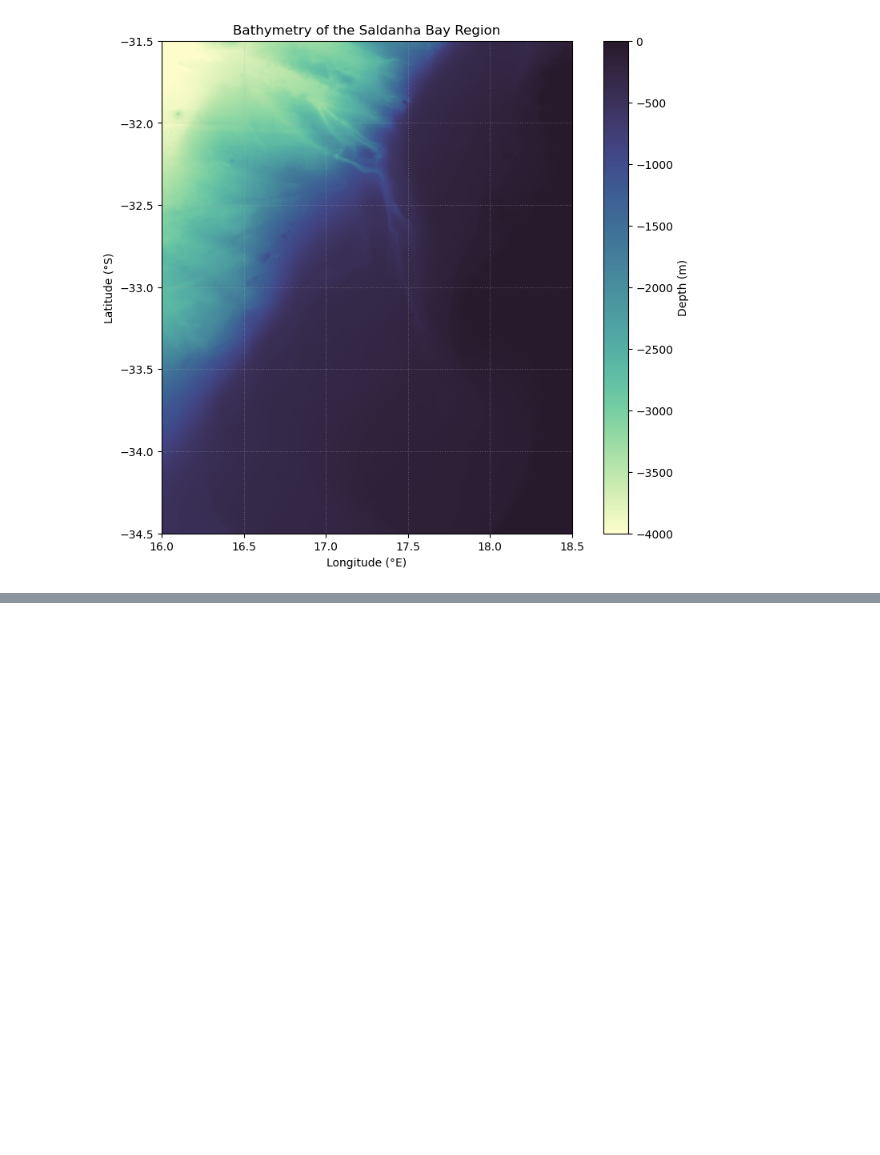
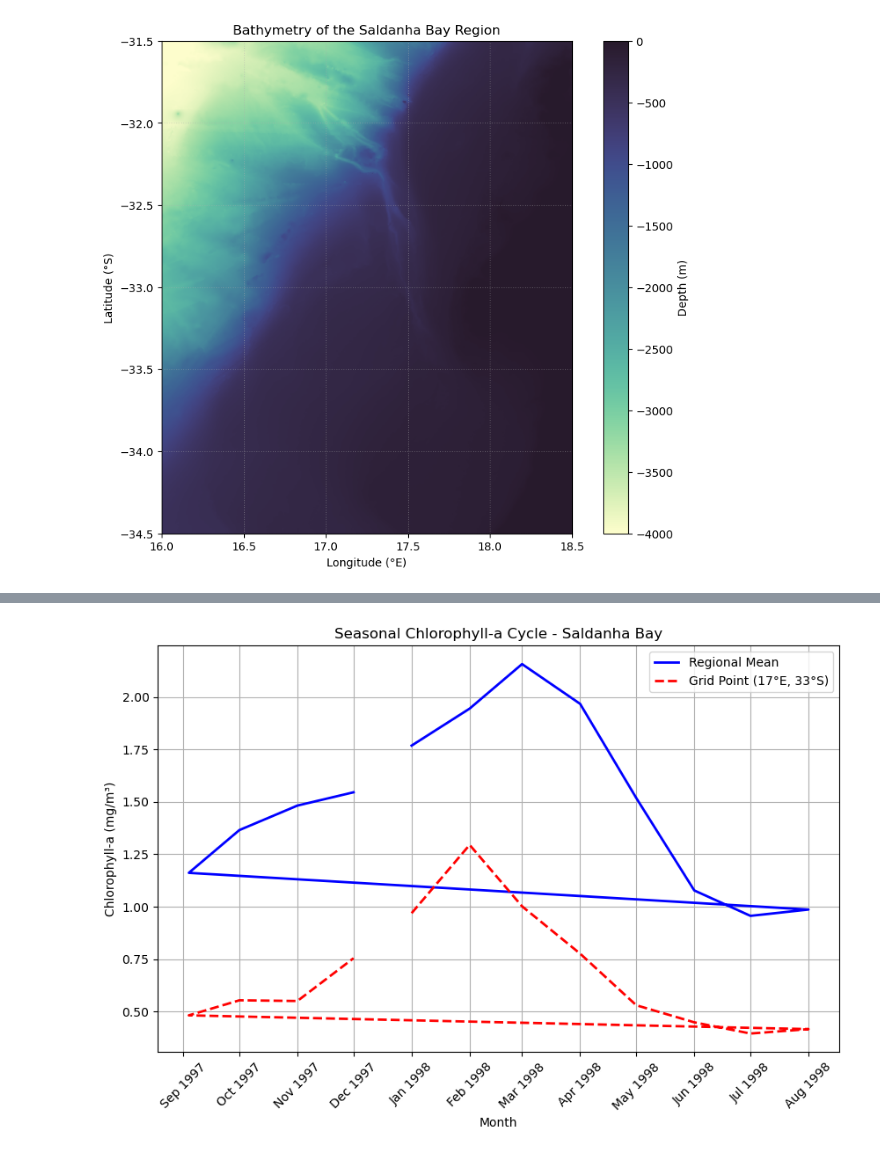
Before and after one commit to SCaluza/SAMOS2026-Core3CS-SALDANA-BAY, a Jupyter notebook: Ocean_colour_analysis.ipynb, the cells around one changed output, grey strips where cells are left out. Cells and saved outputs as stored; diff of their text form; code cells hidden in the pictures; blank space fills up the shorter version.

```diff
--- a/Ocean_colour_analysis.ipynb
+++ b/Ocean_colour_analysis.ipynb
@@ -137,0 +233,36 @@ plt.show()
+# %%
+regional_mean = subset.mean(dim=['lat','lon'])
+# %%
+point_ts = subset.sel(lon=17.0, lat=-33.0, method='nearest')
+# %%
+import matplotlib.pyplot as plt
+import matplotlib.dates as mdates
+
+
+plt.figure(figsize=(10,6))
+
+# Regional mean
+plt.plot(regional_mean['time'], regional_mean,
+         label='Regional Mean', linewidth=2, color='blue')
+
+# making the grid point line dashed to distinguish it from the regional mean
+plt.plot(point_ts['time'], point_ts,
+         label='Grid Point (17°E, 33°S)',
+         linewidth=2,
+         color='red',
+         linestyle='--')
+
+plt.title("Seasonal Chlorophyll-a Cycle - Saldanha Bay")
+plt.xlabel("Month")
+plt.ylabel("Chlorophyll-a (mg/m³)")
+plt.legend()
+plt.grid(True)
+
+# Format x-axis to show month names
+plt.gca().xaxis.set_major_formatter(mdates.DateFormatter('%b %Y'))
+plt.gca().xaxis.set_major_locator(mdates.MonthLocator())
+# rotate x-axis labels to avoid overlap
+plt.xticks(rotation=45)
+plt.show()
+# %% [output]
+[figure, added]
```
Also changed, not shown: parts of 8 cells of this notebook, 1 other file.
